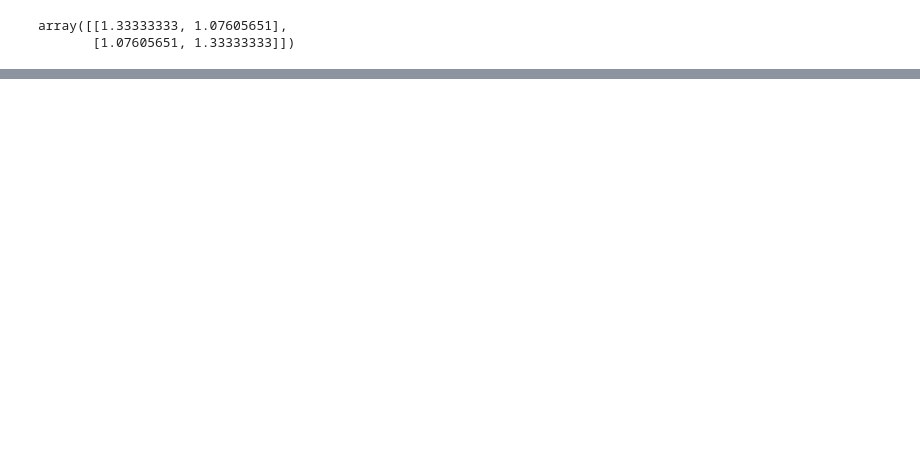
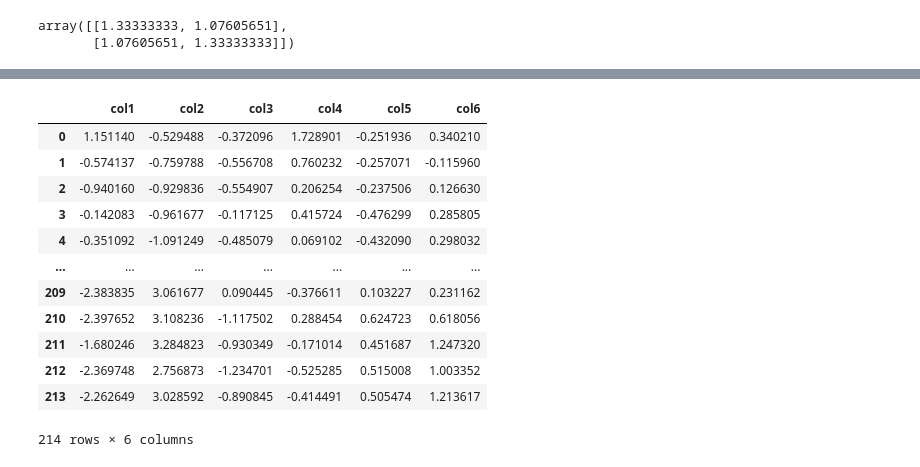
Before and after one commit to Rushi9867/Machine-Learning, a Jupyter notebook: PCA/pca.ipynb, the cells around one changed output, grey strips where cells are left out. Cells and saved outputs as stored; diff of their text form; code cells hidden in the pictures; blank space fills up the shorter version.

```diff
--- a/PCA/pca.ipynb
+++ b/PCA/pca.ipynb
@@ -560,0 +748,17 @@ array([[1.33333333, 1.07605651],
+# %%
+pca1 = PCA(n_components=6)
+pd.DataFrame(pca1.fit_transform(scaled_df),columns=["col1","col2","col3","col4","col5","col6"])
+# %% [output]
+|  | col1 | col2 | col3 | col4 | col5 | col6 |
+| 0 | 1.151140 | -0.529488 | -0.372096 | 1.728901 | -0.251936 | 0.340210 |
+| 1 | -0.574137 | -0.759788 | -0.556708 | 0.760232 | -0.257071 | -0.115960 |
+| 2 | -0.940160 | -0.929836 | -0.554907 | 0.206254 | -0.237506 | 0.126630 |
+| 3 | -0.142083 | -0.961677 | -0.117125 | 0.415724 | -0.476299 | 0.285805 |
+| 4 | -0.351092 | -1.091249 | -0.485079 | 0.069102 | -0.432090 | 0.298032 |
+| ... | ... | ... | ... | ... | ... | ... |
+| 209 | -2.383835 | 3.061677 | 0.090445 | -0.376611 | 0.103227 | 0.231162 |
+| 210 | -2.397652 | 3.108236 | -1.117502 | 0.288454 | 0.624723 | 0.618056 |
+| 211 | -1.680246 | 3.284823 | -0.930349 | -0.171014 | 0.451687 | 1.247320 |
+| 212 | -2.369748 | 2.756873 | -1.234701 | -0.525285 | 0.515008 | 1.003352 |
+| 213 | -2.262649 | 3.028592 | -0.890845 | -0.414491 | 0.505474 | 1.213617 |
+214 rows × 6 columns
```
Also changed, not shown: parts of 29 cells of this notebook.
